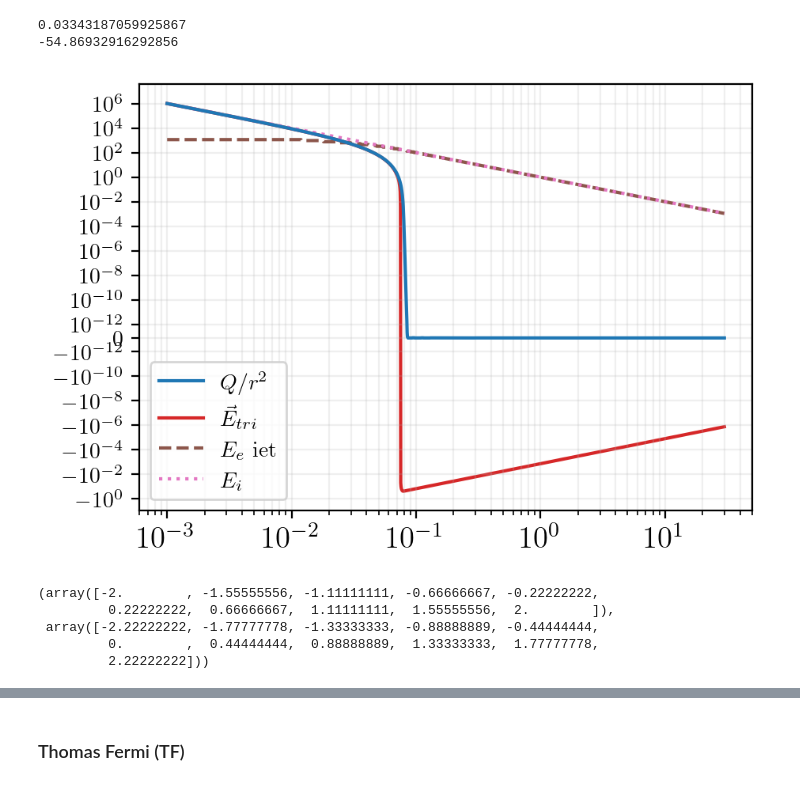
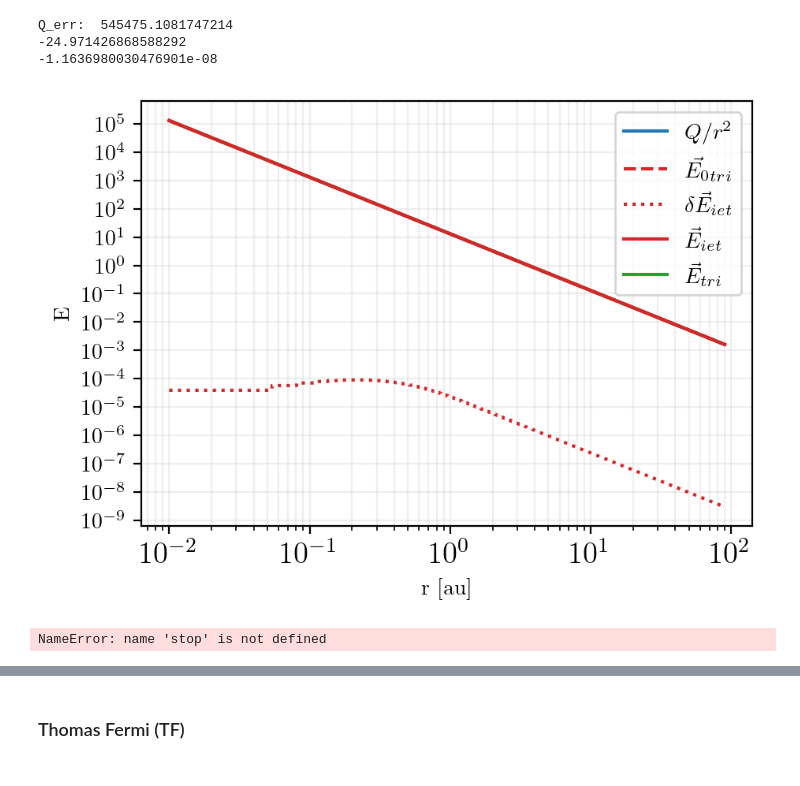
Before and after one commit to ZachAJohnson/OFAA, a Jupyter notebook: jupyter/TF_NPA-2T_testing.ipynb, the cells around one changed output, grey strips where cells are left out. Drawn from its saved outputs; the diff is of its cells as text; code cells hidden in the pictures.

Commit message:
Trying to get FT consistent again. Started entirely with k-space.

```diff
--- a/jupyter/TF_NPA-2T_testing.ipynb
+++ b/jupyter/TF_NPA-2T_testing.ipynb
@@ -44,7 +45,7 @@ Error:  name 'physics' is not defined
 # Aluminuma
 name='Al'
 Z, A = 13, 27
-Z, A = 1, 27
+Z, A = 13, 27
 
 ρ_solid = 2.699 #g/cc, the solid density of aluminum
 ρ = ρ_solid#8.1 # g/cc
@@ -83,9 +84,9 @@ fixed_Zstar = True
 # aa_kwargs = {'initialize':True, 'gradient_correction':None, 'μ_init' : 0.158, 'Zstar_init' : 'More', 'rmin': rmin,'Npoints':300,
 #              'name':name, 'ignore_vxc':ignore_vxc, 'fixed_Zstar':fixed_Zstar, 'iet_R_over_rs':R/rs, 'iet_N_bins':5000, 'use_full_ne_for_nf':False,
 #             'gii_init_type': 'step'}
-npa_kwargs = {'initialize':True, 'gradient_correction':None,'μ_init' : 0.158, 'Zstar_init' : 1e-150, 'rmin':1e-3 ,'Npoints':2000,
-              'name':name,'ignore_vxc':ignore_vxc, 'fixed_Zstar':fixed_Zstar, 'iet_R_over_rs':R/rs, 'iet_N_bins':5000, 'use_full_ne_for_nf':False,
-             'gii_init_type': 'step'}
+npa_kwargs = {'initialize':True, 'gradient_correction':None,'μ_init' : 0.158, 'Zstar_init' : 0, 'rmin':1e-2 ,'Npoints':1000,
+              'name':name,'ignore_vxc':ignore_vxc, 'fixed_Zstar':fixed_Zstar, 'iet_R_over_rs':R/rs, 'iet_N_bins':1000, 'use_full_ne_for_nf':False,
+             'gii_init_type': 'step', 'grid_spacing':'linear'}
 
 # aa = NPA(Z, A, Ti_AU, Te_AU, rs, rs, **aa_kwargs)
 npa = NPA(Z, A, Ti_AU, Te_AU, rs, R, **npa_kwargs)
@@ -99,49 +131,68 @@ Intialized Potentials and Densities
 # %%
+from scipy.interpolate import interp1d
+ρ = npa.ρi - npa.ne
+ρ = interp1d(npa.grid.xs, ρ, bounds_error=False, fill_value='extrapolate')(npa.iet.r_array*npa.rs)# ρ = -np.exp(-npa.grid.xs**2/(2*1**2))*npa.grid.xs**5
+# ρ = -np.exp(-npa.grid.xs/1)
+# ρ *= np.abs(Z/npa.grid.integrate_f(ρ))
+# ρ = npa.ρ0_r_iet
+
+print("Q_err: ", -Z/npa.grid.integrate_f(ρ)-1)
+
 print(np.min(npa.φe))
-npa.φe = npa.get_φe_iet(npa.ρi - npa.ne)[0].copy()
+npa.φe = npa.get_φe_iet(ρ)[0].copy()
 # npa.φe = npa.get_φe_screened(npa.ρi - npa.ne)[0].copy()
 print(np.min(npa.φe))
-φe_iet = npa.get_φe_iet(npa.ρi - npa.ne)[0].copy()
+φe_iet = npa.get_φe_iet(ρ)[0].copy()
 φe_iet = φe_iet - φe_iet[-1]
-φe_tri = npa.get_φe(npa.ρi - npa.ne)[0].copy()
+φe_tri = npa.get_φe(ρ)[0].copy()
+φe_tri = φe_tri - φe_tri[-1]
+
 
 fig, ax = plt.subplots()
 
-ax.plot(npa.grid.xs, (npa.get_Q_profile(npa.ρi-npa.ne) + Z)/npa.grid.xs**2, '-',color=color_cycle[0], label=r'$Q/r^2$' ,zorder=10)
-ax.plot(npa.grid.xs, -npa.grid.dfdx(φe_tri + npa.φion), '-',color=color_cycle[3], label=r'$\vec{E}_{tri}$',zorder=1)
-# ax.plot(npa.grid.xs, -npa.grid.dfdx(φe_iet + npa.φion), '-',color=color_cycle[2], label=r'$\vec{E}_{iet}$',zorder=1)
+
+# ax.plot(npa.grid.xs, ρ)
+# ax.plot(npa.grid.xs, npa.ρ0_r_iet/npa.grid.xs)
+# ax.plot(npa.iet.r_array*rs, npa.iet.ρ_r - npa.iet.ρ0_r)
+E_from_Q = (npa.get_Q_profile(ρ) + Z)/npa.grid.xs**2
+ax.plot(npa.grid.xs, E_from_Q, '-',color=color_cycle[0], label=r'$Q/r^2$' ,zorder=1)
+# ax.plot(npa.grid.xs, npa.grid.integrate_f(E_from_Q) - npa.get_Q_profile(E_from_Q), '-',color=color_cycle[0], label=r'$Q/r^2$' ,zorder=1)
+ax.plot(npa.grid.xs, -npa.grid.dfdx(npa.φe0_iet + npa.φion), '--',color=color_cycle[3], label=r'$\vec{E_0}_{tri}$',zorder=2)
+ax.plot(npa.grid.xs, -npa.grid.dfdx(φe_iet-npa.φe0_iet), ':',color=color_cycle[3], label=r'$\delta\vec{E}_{iet}$',zorder=2)
+ax.plot(npa.grid.xs, -npa.grid.dfdx(φe_iet + npa.φion), '-',color=color_cycle[3], label=r'$\vec{E}_{iet}$',zorder=2)
+ax.plot(npa.grid.xs, -npa.grid.dfdx(φe_tri + npa.φion), '-',color=color_cycle[2], label=r'$\vec{E}_{tri}$',zorder=1)
 
 # ax.plot(npa.grid.xs, -φe_iet,'-', color=color_cycle[5] ,label=r'$\phi$ iet')
 # ax.plot(npa.grid.xs, npa.φion,':', color=color_cycle[6] ,label=r'$\phi$ iet')
 
-ax.plot(npa.grid.xs, -npa.grid.dfdx(-φe_iet),'--', color=color_cycle[5] ,label=r'$E_e$ iet')
-ax.plot(npa.grid.xs, -npa.grid.dfdx(npa.φion),':', color=color_cycle[6] ,label=r'$E_i$')
+# ax.plot(npa.grid.xs, -npa.grid.dfdx(-φe_iet),'--', color=color_cycle[4] ,label=r'$E_e$ iet')
+# ax.plot(npa.grid.xs, -npa.grid.dfdx(-φe_tri),'--', color=color_cycle[5] ,label=r'$E_e$ tri')
+# ax.plot(npa.grid.xs, -npa.grid.dfdx(npa.φion),':', color=color_cycle[6] ,label=r'$E_i$')
 
-# ax.plot(npa.grid.xs, φe_iet + npa.φion,'--', color=color_cycle[2] ,label=r'$\phi$ iet')
-# ax.plot(npa.grid.xs, (φe_tri + npa.φion)/φe_tri,'--', color=color_cycle[4] ,label=r'$\phi/\phi_e$')
-# ax.plot(npa.grid.xs, φe_tri + npa.φion,'--', color=color_cycle[3], label=r'$\phi$ tridiag')
+# ax.plot(npa.grid.xs, φe_iet + npa.φion,'-', color=color_cycle[2] ,label=r'$\phi$ iet')
+# ax.plot(npa.grid.xs, npa.φe0_iet-npa.φe0_iet[-1] + npa.φion,':', color=color_cycle[2] ,label=r'$\phi_0$ iet')
+# ax.plot(npa.iet.r_array*rs, npa.iet.δφe_r,'--', color=color_cycle[2] ,label=r'$\delta \phi$ iet')
+# ax.plot(npa.grid.xs, φe_tri + npa.φion,'-', color=color_cycle[3], label=r'$\phi$ tridiag')
 # ax.plot(npa.grid.xs, φe_tri - φe_iet,':', color='k', label=r'$\phi Error$ ')
 
 
+ax.set_ylabel('E')
+ax.set_xlabel('r [au]')
 ax.set_yscale('symlog', linthresh=1e-12)
 ax.set_xscale('log')
 # ax.set_xlim(0.07,0.12)
 ax.legend()
 ax.grid(which='both', alpha=0.2)
+# ax.set_ylim(-1, None)
 # %% [output]
-0.03343187059925867
--54.86932916292856
+Q_err:  545475.1081747214
+-24.971426868588292
+-1.1636980030476901e-08
-[figure, old version]
+[figure, new version]
 # %%
-ε_spaced = np.linspace(-2, 2, num=10, endpoint=True)
-dε = ε_spaced[1]-ε_spaced[0]
-geom_spaced, np.linspace(-2-dε/2, 2+dε/2, num=10+1, endpoint=True)
+stop
 # %% [output]
-(array([-2.        , -1.55555556, -1.11111111, -0.66666667, -0.22222222,
-         0.22222222,  0.66666667,  1.11111111,  1.55555556,  2.        ]),
- array([-2.22222222, -1.77777778, -1.33333333, -0.88888889, -0.44444444,
-         0.        ,  0.44444444,  0.88888889,  1.33333333,  1.77777778,
-         2.22222222]))
+NameError: name 'stop' is not defined
 # %%
 %%time
 npa.solve_TF(verbose=True, picard_alpha=0.01, tol=1e-12, nmax = 1000, n_wait_update_Zstar= 200)
```
Also changed, not shown: parts of 11 cells of this notebook, 5 other files.
